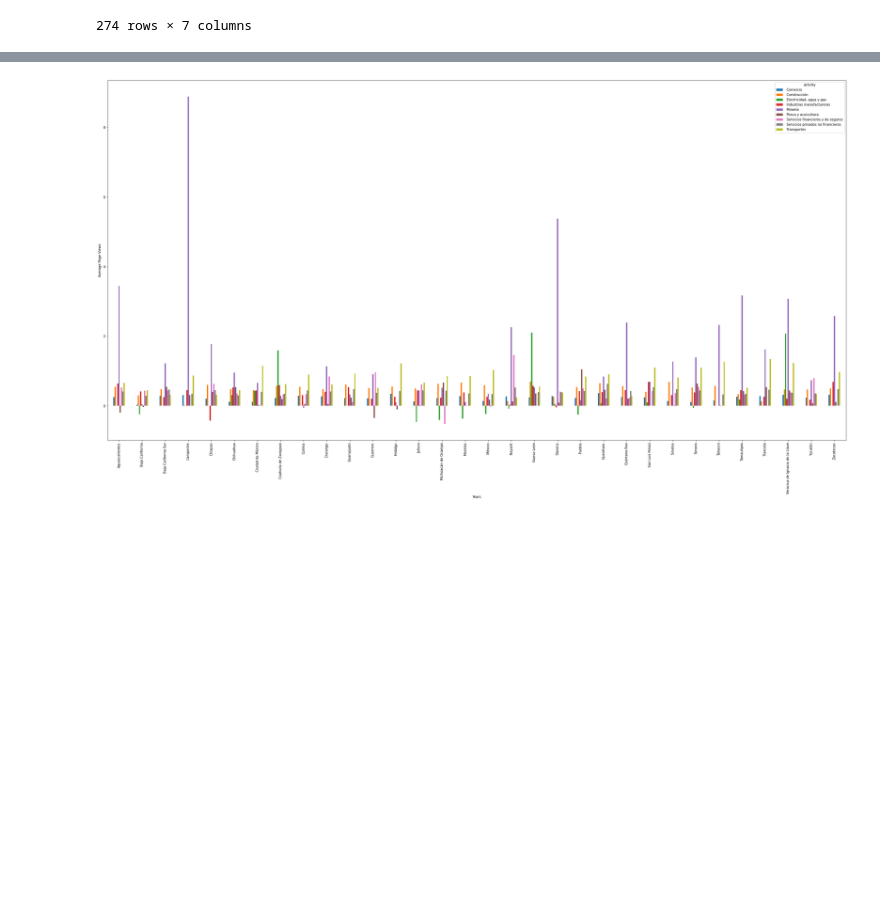
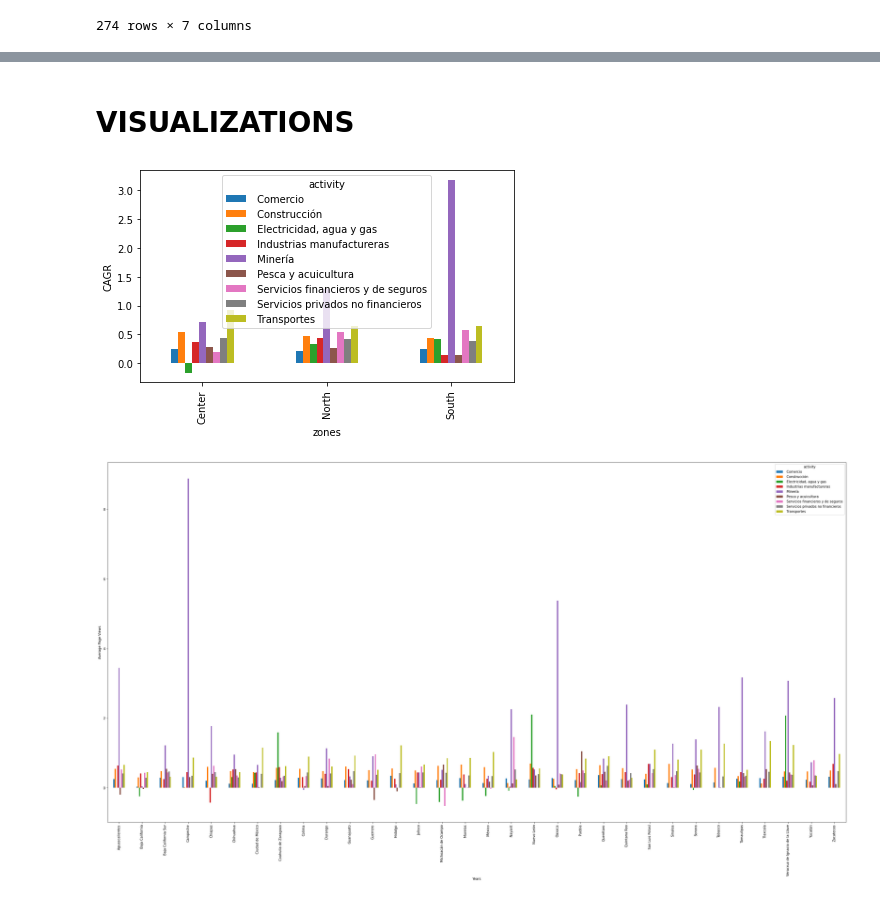
Before and after one commit to damontufar/project1, a Jupyter notebook: data_cleanup/inegi_data.ipynb, the cells around one changed output, grey strips where cells are left out. Cells and saved outputs as stored; diff of their text form; code cells hidden in the pictures; blank space fills up the shorter version.

```diff
--- a/data_cleanup/inegi_data.ipynb
+++ b/data_cleanup/inegi_data.ipynb
@@ -335,3 +335,15 @@ summary_df2
 | 272 | 0 | Zacatecas | Servicios privados no financieros | 0.062446 | 0.299781 | 4 | 0.480215 |
 | 273 | 0 | Zacatecas | Transportes | 0.259867 | 3.890138 | 4 | 0.966997 |
 274 rows × 7 columns
+# %%
+states_path = os.path.join("Resources", "cve_ent.csv")
+states_df = pd.read_csv(states_path)
+states = np.array(states_df["ENTIDAD"])
+zones = ["Center", "North", "North", "South", "North", "Center", "South", "North", "Center", "North", "Center",
+                "South", "Center", "Center", "Center", "Center", "Center", "North", "North", "South", "Center", "Center",
+                "South", "North", "North", "North", "South", "North", "Center", "South", "South", "North"]
+# %%
+#Defining DataFrame Zones
+df_zones = pd.DataFrame({
+    "state" : states,
+    "zones" : zones})
@@ -337,0 +368,5 @@ summary_df2
+# %%
+#Merge with summary_df2
+
+states_df = pd.merge(summary_df2, df_zones, how = "left", on = "state")
+states_df
@@ -338,3 +387,29 @@ summary_df2
+# %% [markdown]
+# VISUALIZATIONS
+# %%
+#Bar chart of all states and all activities
+test_df = states_df[["zones","activity","cagr"]]
+df_pivot = pd.pivot_table(
+    test_df,
+    values="cagr",
+    index="zones",
+    columns="activity",
+)
+
+ax = df_pivot.plot(kind="bar")
+# Get a Matplotlib figure from the axes object for formatting purposes
+fig = ax.get_figure()
+# Change the plot dimensions (width, height)
+#fig.set_size_inches(40, 20)
+# Change the axes labels
+
+ax.set_ylabel("CAGR")
+
+# Use this to show the plot in a new window
+plt.tight_layout()
+plt.show()
+# %% [output]
+[figure, added]
 # %%
 #Visualization of data STARTS HERE!
 
```
Also changed, not shown: parts of 8 cells of this notebook.
